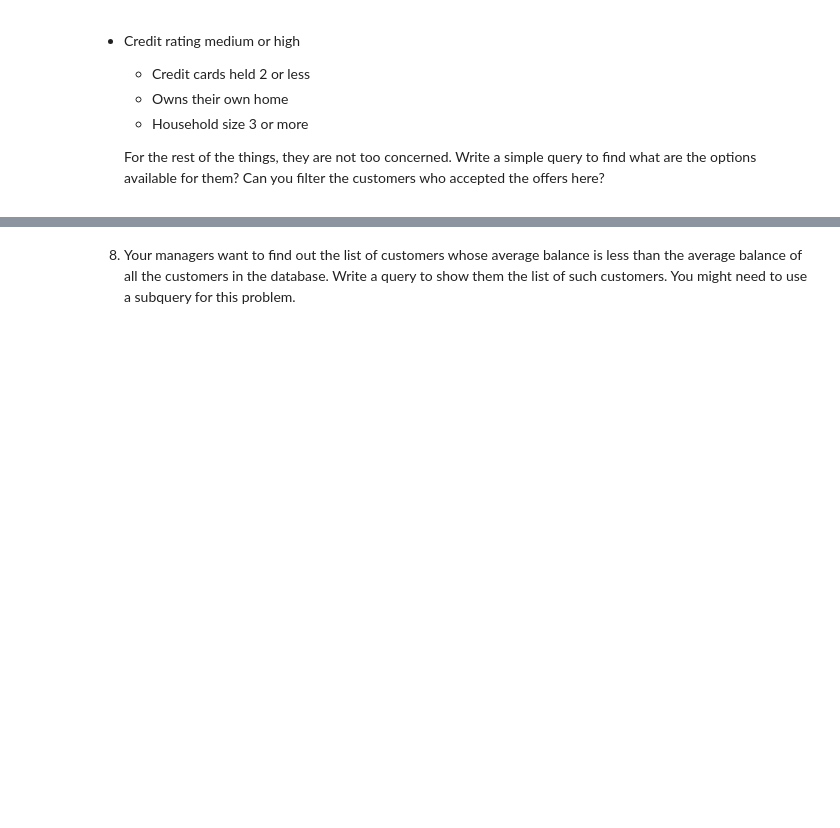
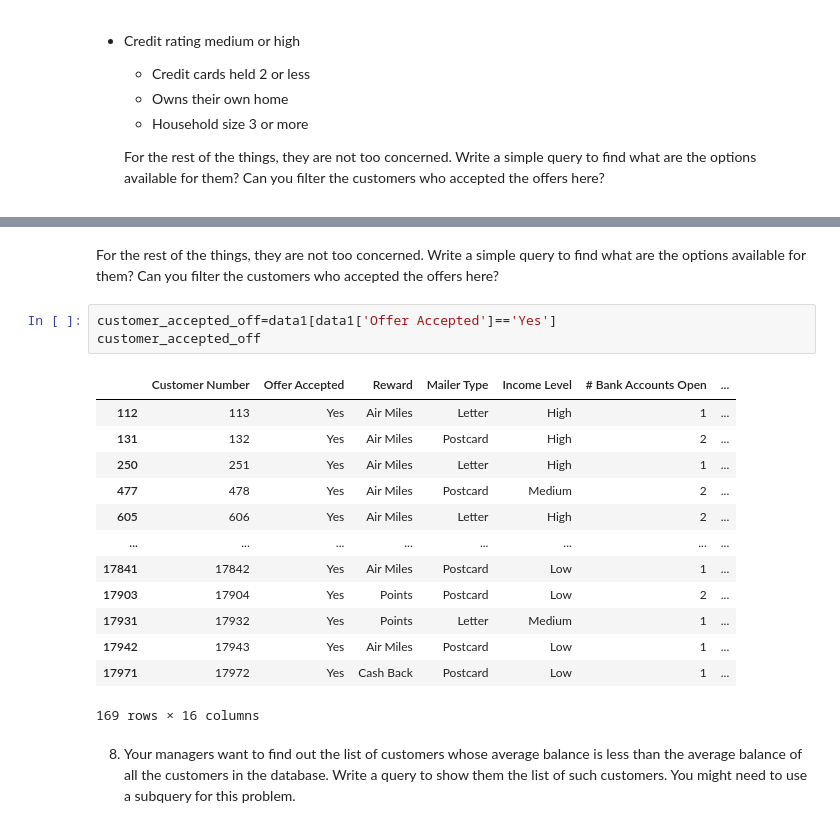
Before and after one commit to KalengaMbonyinshuti/Mid_project_IRONHACK, a Jupyter notebook: notebooks/Solutions-Mid project.ipynb, the cells around one changed output, grey strips where cells are left out. Drawn from its saved outputs; the diff is of its cells as text; blank space fills up the shorter version.

```diff
--- a/notebooks/Solutions-Mid project.ipynb
+++ b/notebooks/Solutions-Mid project.ipynb
@@ -147,2 +245,21 @@ dtype: float64
+# %% [markdown]
+For the rest of the things, they are not too concerned. Write a simple query to find what are the options available for them? Can you filter the customers who accepted the offers here?
+# %%
+customer_accepted_off=data1[data1['Offer Accepted']=='Yes']
+customer_accepted_off
+# %% [output]
+|  | Customer Number | Offer Accepted | Reward | Mailer Type | Income Level | # Bank Accounts Open | ... |
+| 112 | 113 | Yes | Air Miles | Letter | High | 1 | ... |
+| 131 | 132 | Yes | Air Miles | Postcard | High | 2 | ... |
+| 250 | 251 | Yes | Air Miles | Letter | High | 1 | ... |
+| 477 | 478 | Yes | Air Miles | Postcard | Medium | 2 | ... |
+| 605 | 606 | Yes | Air Miles | Letter | High | 2 | ... |
+| ... | ... | ... | ... | ... | ... | ... | ... |
+| 17841 | 17842 | Yes | Air Miles | Postcard | Low | 1 | ... |
+| 17903 | 17904 | Yes | Points | Postcard | Low | 2 | ... |
+| 17931 | 17932 | Yes | Points | Letter | Medium | 1 | ... |
+| 17942 | 17943 | Yes | Air Miles | Postcard | Low | 1 | ... |
+| 17971 | 17972 | Yes | Cash Back | Postcard | Low | 1 | ... |
+169 rows × 16 columns
 # %% [markdown]
 8. Your managers want to find out the list of customers whose average balance is less than the average balance of all the customers in the database. Write a query to show them the list of such customers. You might need to use a subquery for this problem.
```
Also changed, not shown: parts of 40 cells of this notebook.
